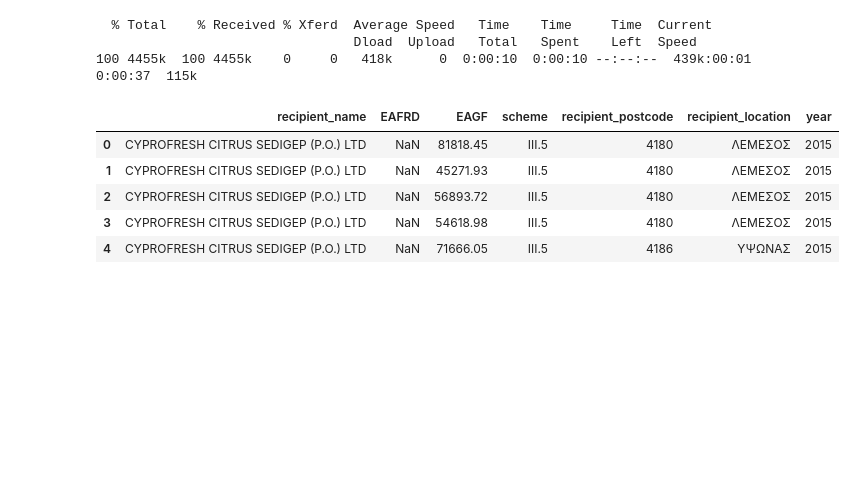
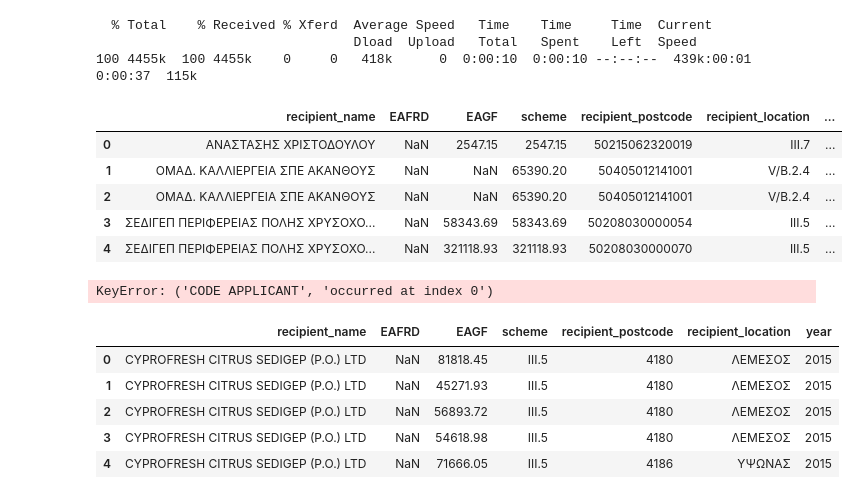
Before and after one commit to openspending/farmsubsidy-scrapers, a Jupyter notebook: cy/cyprus-scraper.ipynb, the cells around one changed output. Drawn from its saved outputs; the diff is of its cells as text; code cells hidden in the pictures; blank space fills up the shorter version.

```diff
--- a/cy/cyprus-scraper.ipynb
+++ b/cy/cyprus-scraper.ipynb
@@ -23,5 +25,52 @@ BENEFICIARIES_2014_ 100%[===================>]   3.69M   549KB/s    in 7.3s
 # %%
 import pandas as pd
+# %%
+from slugify import slugify
+
+def add_to_df(df):
+    df['country'] = 'CY'
+    df['currency'] = 'EUR'
+
+    df['recipient_id'] = df.apply(lambda x: 'CY-%s' % x['CODE APPLICANT'] if pd.notnull(x['CODE APPLICANT']) else
+                                            'CY-%s-%s' % (x['recipient_postcode'], slugify(
+                                                '' if pd.isnull(x['recipient_name']) else x['recipient_name'])), 1)
+
+    df['amount'] = df.apply(lambda x: x[['EAGF', 'EAFRD']].sum(), 1)
+    df = df.drop(['CODE APPLICANT', 'EAFRD', 'EAGF'], 1)
+    return df
+
+
+def fix_df(df, year):
+    original_columns = list(df.columns)
+    translations = 'NAME OF BENEFICIARY	Subsidy by EAFRD	Subsidy by EAGF	Measure code	Description of Measure	POSTAL_CODE	TOWN'.split('\t')
+    df = df.rename(columns=dict(zip(original_columns, translations)))
+    df['year'] = year
+    df = df.rename(columns={
+        'NAME OF BENEFICIARY': 'recipient_name',
+        'Subsidy by EAFRD': 'EAFRD',
+        'Subsidy by EAGF': 'EAGF',
+        'Description of Measure': 'scheme',
+        'POSTAL_CODE': 'recipient_postcode',
+        'TOWN': 'recipient_location',
+    }).drop(['Measure code'], 1)
+    return df
+# %%
+df_2016 = pd.read_excel('cy_2016_raw.xlsx')
+df_2016 = fix_df(df_2016, 2016)
+# %%
+df_2016.head()
+# %% [output]
+|  | recipient_name | EAFRD | EAGF | scheme | recipient_postcode | recipient_location | ... |
+| 0 | ΑΝΑΣΤΑΣΗΣ ΧΡΙΣΤΟΔΟΥΛΟΥ | NaN | 2547.15 | 2547.15 | 50215062320019 | III.7 | ... |
+| 1 | ΟΜΑΔ. ΚΑΛΛΙΕΡΓΕΙΑ ΣΠΕ ΑΚΑΝΘΟΥΣ | NaN | NaN | 65390.20 | 50405012141001 | V/B.2.4 | ... |
+| 2 | ΟΜΑΔ. ΚΑΛΛΙΕΡΓΕΙΑ ΣΠΕ ΑΚΑΝΘΟΥΣ | NaN | NaN | 65390.20 | 50405012141001 | V/B.2.4 | ... |
+| 3 | ΣΕΔΙΓΕΠ ΠΕΡΙΦΕΡΕΙΑΣ ΠΟΛΗΣ ΧΡΥΣΟΧΟ... | NaN | 58343.69 | 58343.69 | 50208030000054 | III.5 | ... |
+| 4 | ΣΕΔΙΓΕΠ ΠΕΡΙΦΕΡΕΙΑΣ ΠΟΛΗΣ ΧΡΥΣΟΧΟ... | NaN | 321118.93 | 321118.93 | 50208030000070 | III.5 | ... |
+# %%
+df_2016 = add_to_df(df_2016)
+df_2016.head()
+# %% [output]
+KeyError: ('CODE APPLICANT', 'occurred at index 0')
 # %%
 df_2015 = pd.read_excel('cy_2015_raw.xlsx', sheetname='Πληρωμές δικαιούχων 2015')
 original_columns = list(df_2015.columns)
```
Also changed, not shown: parts of 3 cells of this notebook, 17 other files.
